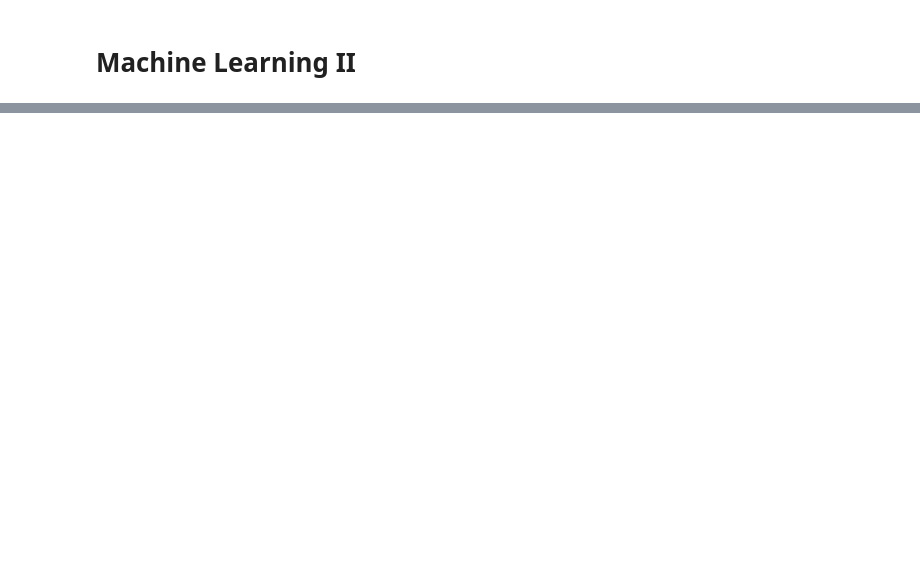
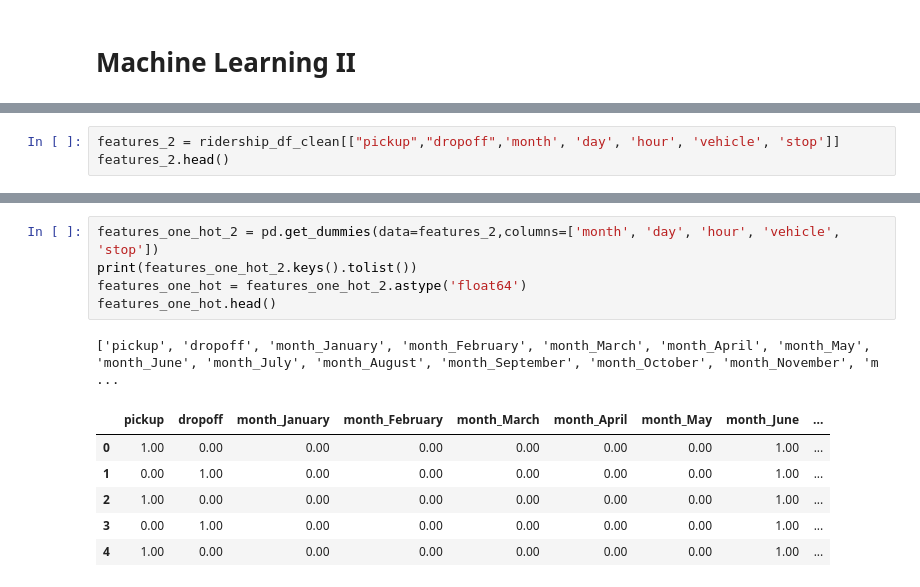
Before and after one commit to jrosilam/MayMobility_TakeHome, a Jupyter notebook: takehome_test.ipynb, the cells around one changed output, grey strips where cells are left out. Saved outputs shown, nothing was run; the diff lists cells and outputs as text; blank space fills up the shorter version.

```diff
--- a/takehome_test.ipynb
+++ b/takehome_test.ipynb
@@ -890,0 +947,3 @@ plt.show()
+# %%
+features_2 = ridership_df_clean[["pickup","dropoff",'month', 'day', 'hour', 'vehicle', 'stop']]
+features_2.head()
@@ -890,0 +957,13 @@ plt.show()
+# %%
+features_one_hot_2 = pd.get_dummies(data=features_2,columns=['month', 'day', 'hour', 'vehicle', 'stop'])
+print(features_one_hot_2.keys().tolist())
+features_one_hot = features_one_hot_2.astype('float64')
+features_one_hot.head()
+# %% [output]
+['pickup', 'dropoff', 'month_January', 'month_February', 'month_March', 'month_April', 'month_May', 'month_June', 'month_July', 'month_August', 'month_September', 'month_October', 'month_November', 'm ...
+|  | pickup | dropoff | month_January | month_February | month_March | month_April | month_May | month_June | ... |
+| 0 | 1.00 | 0.00 | 0.00 | 0.00 | 0.00 | 0.00 | 0.00 | 1.00 | ... |
+| 1 | 0.00 | 1.00 | 0.00 | 0.00 | 0.00 | 0.00 | 0.00 | 1.00 | ... |
+| 2 | 1.00 | 0.00 | 0.00 | 0.00 | 0.00 | 0.00 | 0.00 | 1.00 | ... |
+| 3 | 0.00 | 1.00 | 0.00 | 0.00 | 0.00 | 0.00 | 0.00 | 1.00 | ... |
+| 4 | 1.00 | 0.00 | 0.00 | 0.00 | 0.00 | 0.00 | 0.00 | 1.00 | ... |
```
Also changed, not shown: parts of 12 cells of this notebook.
